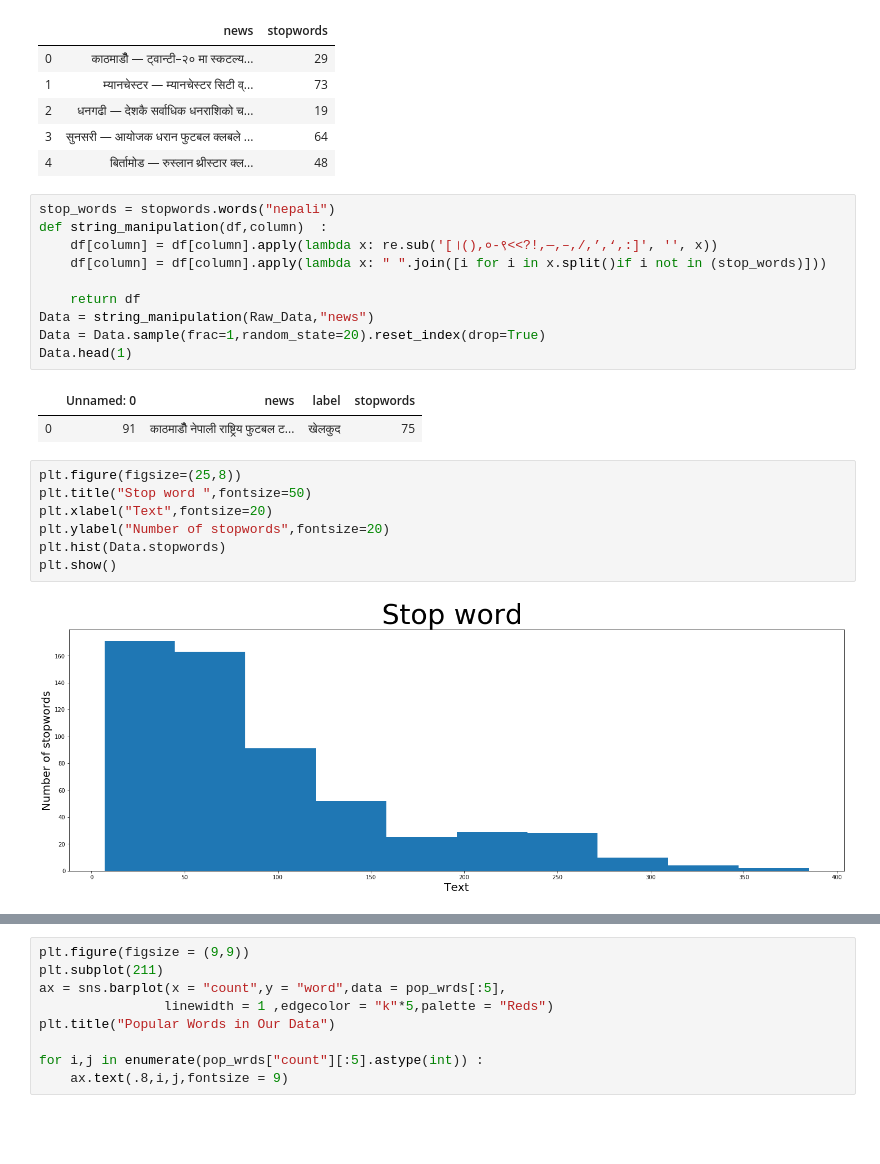
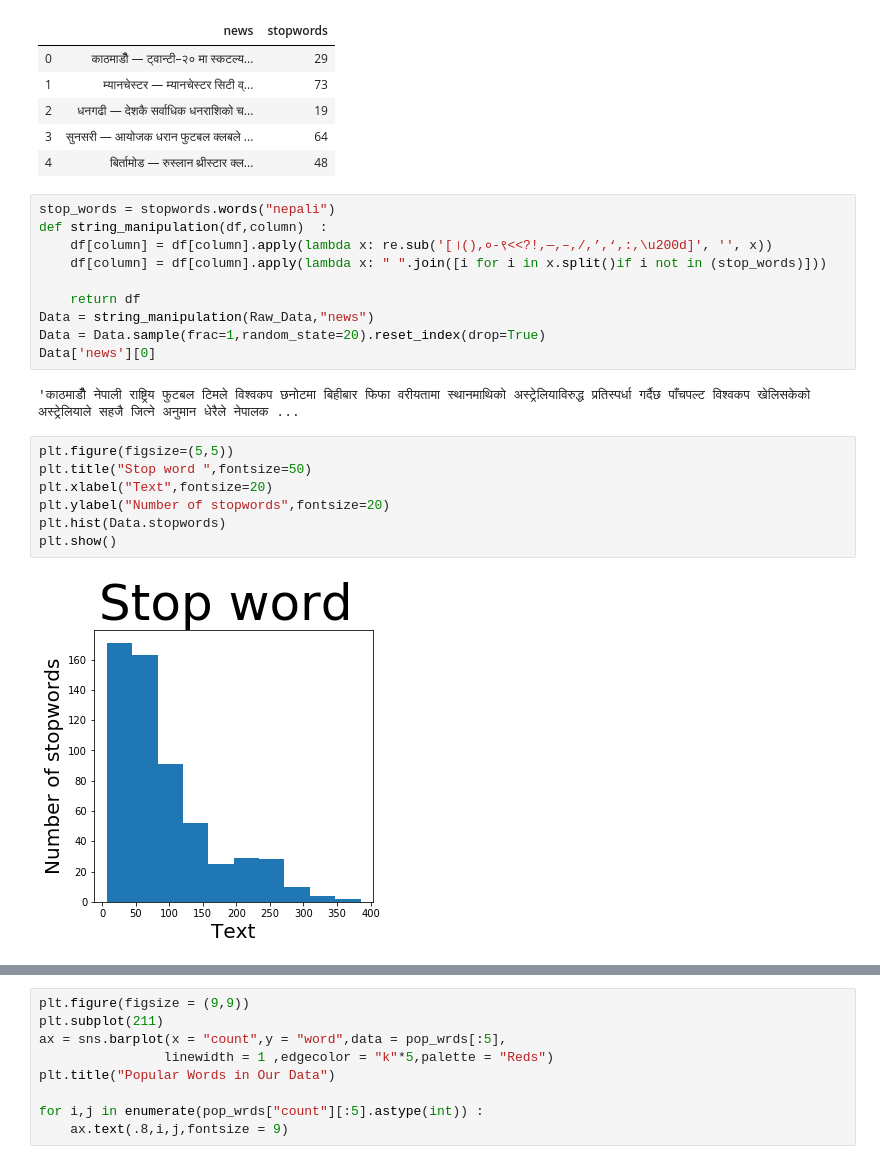
Before and after one commit to sudhankandel/Nepali-Text-classification, a Jupyter notebook: Text Categorization/After_scarping.ipynb, the cells around one changed output, grey strips where cells are left out. Cells and saved outputs as stored; diff of their text form; blank space fills up the shorter version.

```diff
--- a/Text Categorization/After_scarping.ipynb
+++ b/Text Categorization/After_scarping.ipynb
@@ -36,25 +53,24 @@ Raw_Data[['news','stopwords']].head()
 # %%
 stop_words = stopwords.words("nepali")
 def string_manipulation(df,column)  :
-    df[column] = df[column].apply(lambda x: re.sub('[।(),०-९<<?!,—,–,/,’,‘,:]', '', x))
+    df[column] = df[column].apply(lambda x: re.sub('[।(),०-९<<?!,—,–,/,’,‘,:,\u200d]', '', x))
     df[column] = df[column].apply(lambda x: " ".join([i for i in x.split()if i not in (stop_words)]))
 
     return df
 Data = string_manipulation(Raw_Data,"news")
 Data = Data.sample(frac=1,random_state=20).reset_index(drop=True)
-Data.head(1)
+Data['news'][0]
 # %% [output]
-|  | Unnamed: 0 | news | label | stopwords |
-| 0 | 91 | काठमाडौँ नेपाली राष्ट्रिय फुटबल ट... | खेलकुद | 75 |
+'काठमाडौँ नेपाली राष्ट्रिय फुटबल टिमले विश्वकप छनोटमा बिहीबार फिफा वरीयतामा स्थानमाथिको अस्ट्रेलियाविरुद्ध प्रतिस्पर्धा गर्दैछ पाँचपल्ट विश्वकप खेलिसकेको अस्ट्रेलियाले सहजै जित्ने अनुमान धेरैले नेपालक ...
 # %%
-plt.figure(figsize=(25,8))
+plt.figure(figsize=(5,5))
 plt.title("Stop word ",fontsize=50)
 plt.xlabel("Text",fontsize=20)
 plt.ylabel("Number of stopwords",fontsize=20)
 plt.hist(Data.stopwords)
 plt.show()
 # %% [output]
-[figure, old version]
+[figure, new version]
 # %%
 pop_wrds = (Data["news"].apply(lambda x :
                                          pd.value_counts(x.split(" ")))
```
Also changed, not shown: parts of 14 cells of this notebook, 4 other files.
